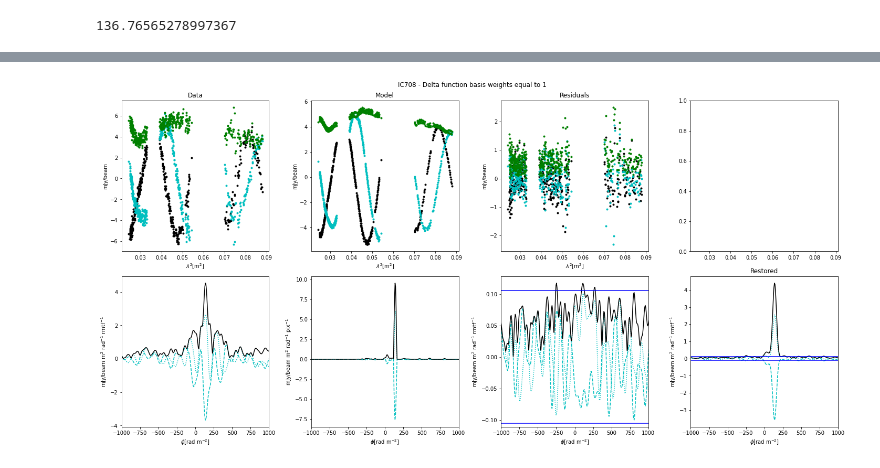
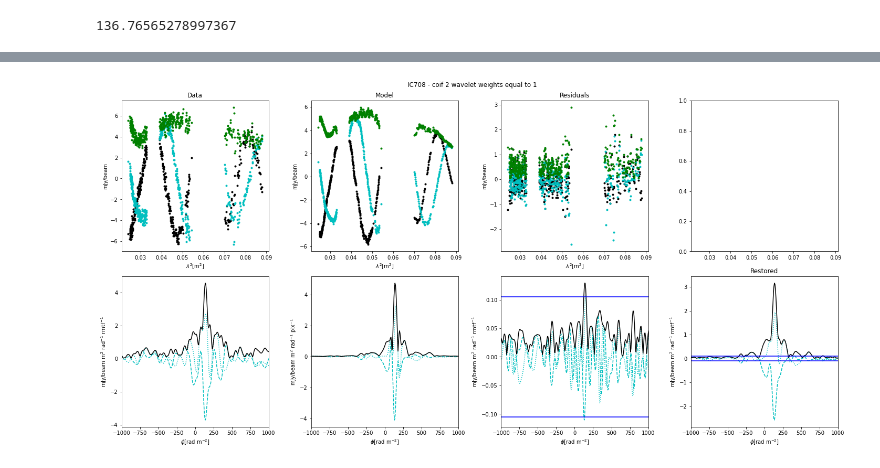
Before and after one commit to miguelcarcamov/csromer, a Jupyter notebook: sandboxes/test_LOS.ipynb, the cells around one changed output, grey strips where cells are left out. Saved outputs shown, nothing was run; the diff lists cells and outputs as text; code cells hidden in the pictures.

```diff
--- a/sandboxes/test_LOS.ipynb
+++ b/sandboxes/test_LOS.ipynb
@@ -115,7 +108,7 @@ alpha
 # %% [output]
 -0.49949935
 # %%
-measurements = Dataset(nu=nu, data=data, sigma=sigma_qu, spectral_idx=0.0)
+measurements = Dataset(nu=nu, data=data, sigma=sigma_qu, spectral_idx=alpha)
 # %%
 # Get galactic RM contribution
 f_sky = FaradaySky()
@@ -254,10 +247,10 @@ theo_noise * 1000.0
 # %% [output]
 0.021131974114020843
 # %%
-wav = None
-#wav = UndecimatedWavelet(wavelet_name="coif2")
+#wav = None
+wav = UndecimatedWavelet(wavelet_name="coif2", append_signal=False)
 # %%
-lambda_l1 = np.sqrt(len(measurements.data) + 2*np.sqrt(len(measurements.data))) * theo_noise
+lambda_l1 = np.sqrt(measurements.m + 2*np.sqrt(measurements.m)) * theo_noise
 #lambda_l1 = np.sqrt(len(measurements.data)) * noise_F
 #lambda_l1 /= 4
 #lambda_tsv = 0.0
@@ -291,7 +284,7 @@ nufft.parameter.n
 # %% [output]
 4000
 # %%
-opt = FISTA(guess_param=parameter, F_obj=F_obj, fx=chi2, gx=g_obj, noise=theo_noise, verbose=True)
+opt = FISTA(guess_param=parameter, F_obj=F_obj, fx=chi2, gx=g_obj, noise=theo_noise*2., verbose=True)
 #opt = FISTA(i_guess=F_real, F_obj=F_obj, fx=chi2, gx=g_obj, maxiter=1000, noise=1e-5, verbose=True)
 obj, X = opt.run()
 # %% [output]
@@ -446,35 +442,38 @@ ax[1,2].axhline (y = -5*theo_noise*1000.0, color = 'b')
 ax[1,2].set_xlabel(r'$\phi$[rad m$^{-2}$]')
 ax[1,2].set_ylabel(r'mJy/beam m$^2$ rad$^{-1}$ rmtf$^{-1}$')
 ax[1,2].set_xlim([-1000,1000])
 
 
 ax[1,3].plot(parameter.phi, conv_model.real* 1000.0, 'c--', label=r"Stokes $Q$")
 ax[1,3].plot(parameter.phi, conv_model.imag* 1000.0, 'c:', label=r"Stokes $U$")
 ax[1,3].plot(parameter.phi, np.abs(conv_model)* 1000.0, 'k-', label=r"$|P|$")
 ax[1,3].axhline (y = 5*theo_noise*1000.0, color = 'b')
 ax[1,3].axhline (y = -5*theo_noise*1000.0, color = 'b')
 ax[1,3].set_xlim([-1000,1000])
 ax[1,3].set_xlabel(r'$\phi$[rad m$^{-2}$]')
 ax[1,3].set_ylabel(r'mJy/beam m$^2$ rad$^{-1}$ rmtf$^{-1}$')
 ax[1,3].title.set_text("Restored")
 
 
 if wav is None:
     title += "- Delta function basis "
 else:
-    title += "- Wavelet coif 2 "
+    if wav.append_signal is True:
+        title += "- Delta function basis + coif 2 wavelet "
+    else:
+        title += "- coif 2 wavelet "
 
 if (measurements.w == measurements.w[0]).all():
     title += "weights equal to 1"
 else:
     title += "weights "
 
 
 
 fig.suptitle(title)
 fig.tight_layout()
 # %% [output]
-[figure, old version]
+[figure, new version]
 # %%
 from scipy.stats import norm
 arr = np.concatenate([F_residual.real, F_residual.imag]) * 1000.0
```
Also changed, not shown: parts of 26 cells of this notebook, 5 other files.
